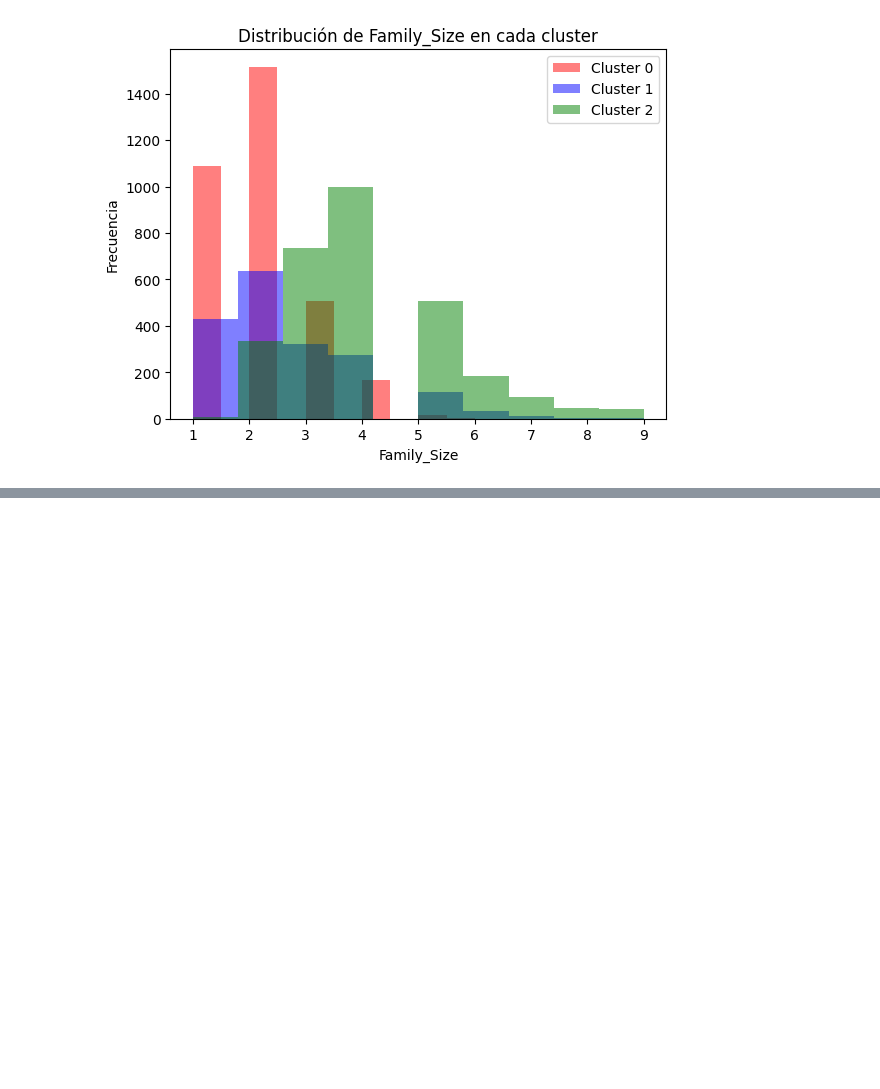
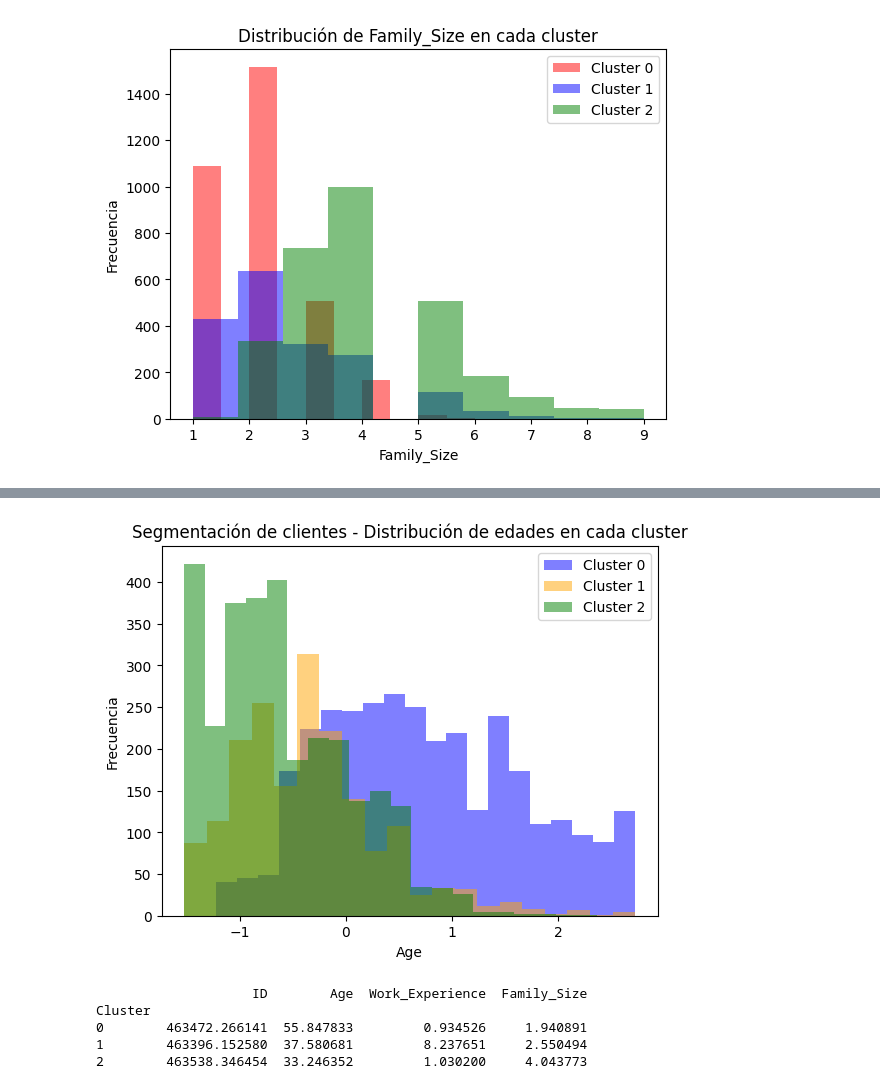
Before and after one commit to gustavo-guerreros/Portafolio, a Jupyter notebook: Segmentación_de_clientes_.ipynb, the cells around one changed output, grey strips where cells are left out. Drawn from its saved outputs; the diff is of its cells as text; code cells hidden in the pictures; blank space fills up the shorter version.

```diff
--- a/Segmentación_de_clientes_.ipynb
+++ b/Segmentación_de_clientes_.ipynb
@@ -315,0 +328,22 @@ plt.show()
+# %%
+# Gráfico de histogramas para los datos de entrenamiento
+plt.hist(X_train_scaled[train_df['Cluster'] == 0][:, 0], bins=20, alpha=0.5, label='Cluster 0', color='blue')
+plt.hist(X_train_scaled[train_df['Cluster'] == 1][:, 0], bins=20, alpha=0.5, label='Cluster 1', color='orange')
+plt.hist(X_train_scaled[train_df['Cluster'] == 2][:, 0], bins=20, alpha=0.5, label='Cluster 2', color='green')
+plt.xlabel('Age')
+plt.ylabel('Frecuencia')
+plt.title('Segmentación de clientes - Distribución de edades en cada cluster')
+plt.legend()
+plt.show()
+# %% [output]
+[figure, added]
+# %%
+# Características promedio por cluster
+cluster_means = train_df.groupby('Cluster').mean(numeric_only=True)
+print(cluster_means)
+# %% [output]
+                    ID        Age  Work_Experience  Family_Size
+Cluster
+0        463472.266141  55.847833         0.934526     1.940891
+1        463396.152580  37.580681         8.237651     2.550494
+2        463538.346454  33.246352         1.030200     4.043773
```
Also changed, not shown: parts of 2 cells of this notebook.
